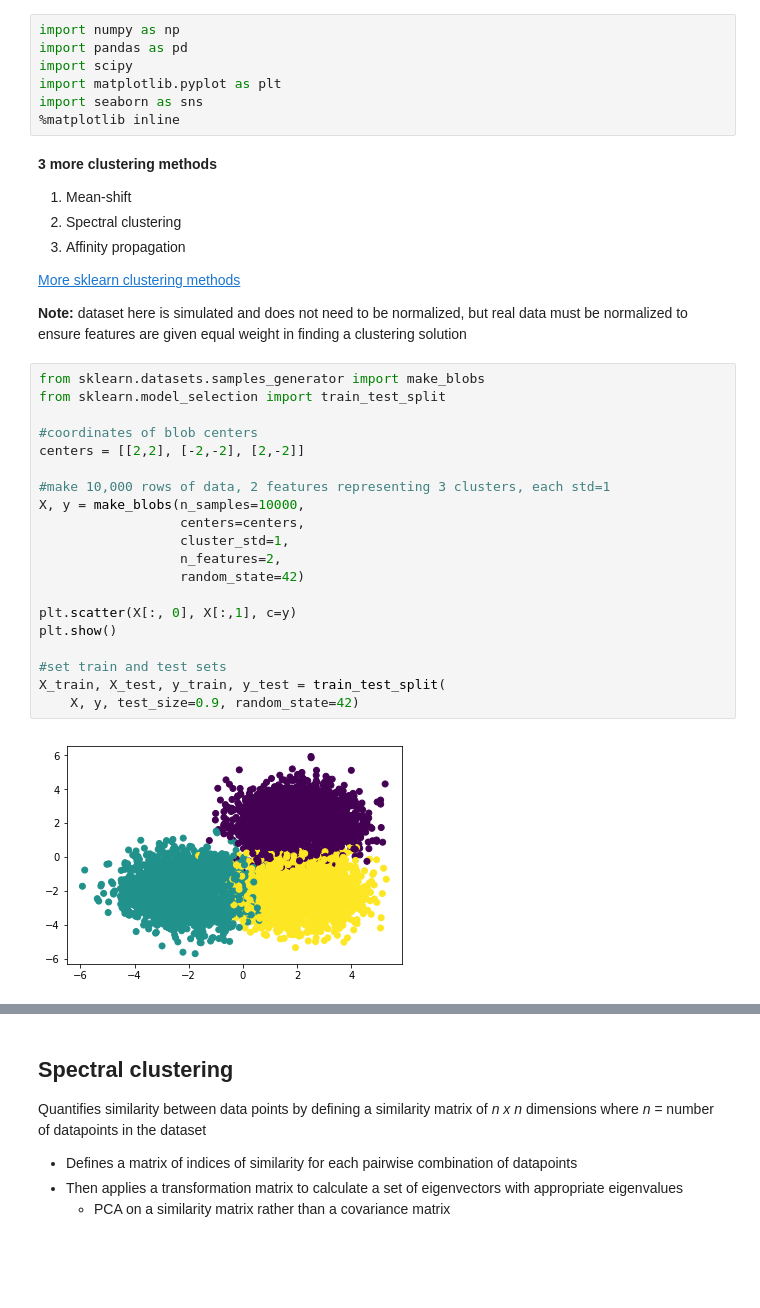
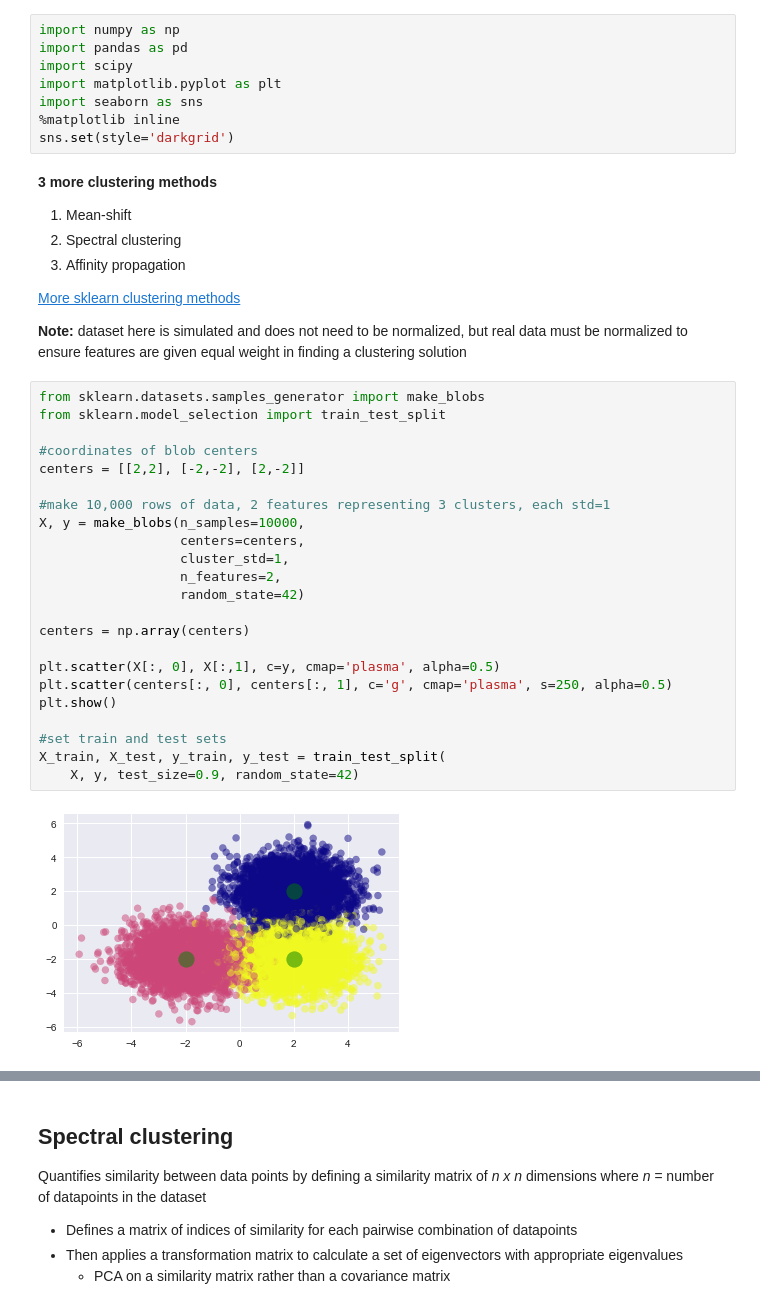
Before and after one commit to brianmcguckin/thinkful_unit_04_unsupervised_learning, a Jupyter notebook: 04_02_03_other_clustering_methods.ipynb, the cells around one changed output, grey strips where cells are left out. Drawn from its saved outputs; the diff is of its cells as text; blank space fills up the shorter version.

```diff
--- a/04_02_03_other_clustering_methods.ipynb
+++ b/04_02_03_other_clustering_methods.ipynb
@@ -5,6 +5,7 @@ import scipy
 import matplotlib.pyplot as plt
 import seaborn as sns
 %matplotlib inline
+sns.set(style='darkgrid')
 # %% [markdown]
 __3 more clustering methods__
 1. Mean-shift
@@ -17,25 +18,28 @@ __Note:__ dataset here is simulated and does not need to be normalized, but real
 # %%
 from sklearn.datasets.samples_generator import make_blobs
 from sklearn.model_selection import train_test_split
 
 #coordinates of blob centers
 centers = [[2,2], [-2,-2], [2,-2]]
 
 #make 10,000 rows of data, 2 features representing 3 clusters, each std=1
 X, y = make_blobs(n_samples=10000,
                   centers=centers,
                   cluster_std=1,
                   n_features=2,
                   random_state=42)
 
-plt.scatter(X[:, 0], X[:,1], c=y)
+centers = np.array(centers)
+
+plt.scatter(X[:, 0], X[:,1], c=y, cmap='plasma', alpha=0.5)
+plt.scatter(centers[:, 0], centers[:, 1], c='g', cmap='plasma', s=250, alpha=0.5)
 plt.show()
 
 #set train and test sets
 X_train, X_test, y_train, y_test = train_test_split(
     X, y, test_size=0.9, random_state=42)
 # %% [output]
-[figure, old version]
+[figure, new version]
 # %% [markdown]
 ## Mean-shift
 Works by calculating the probability that a data point will be present at any point in the n-dimensional space where n is defined by the number of features
```
Also changed, not shown: parts of 10 cells of this notebook.
